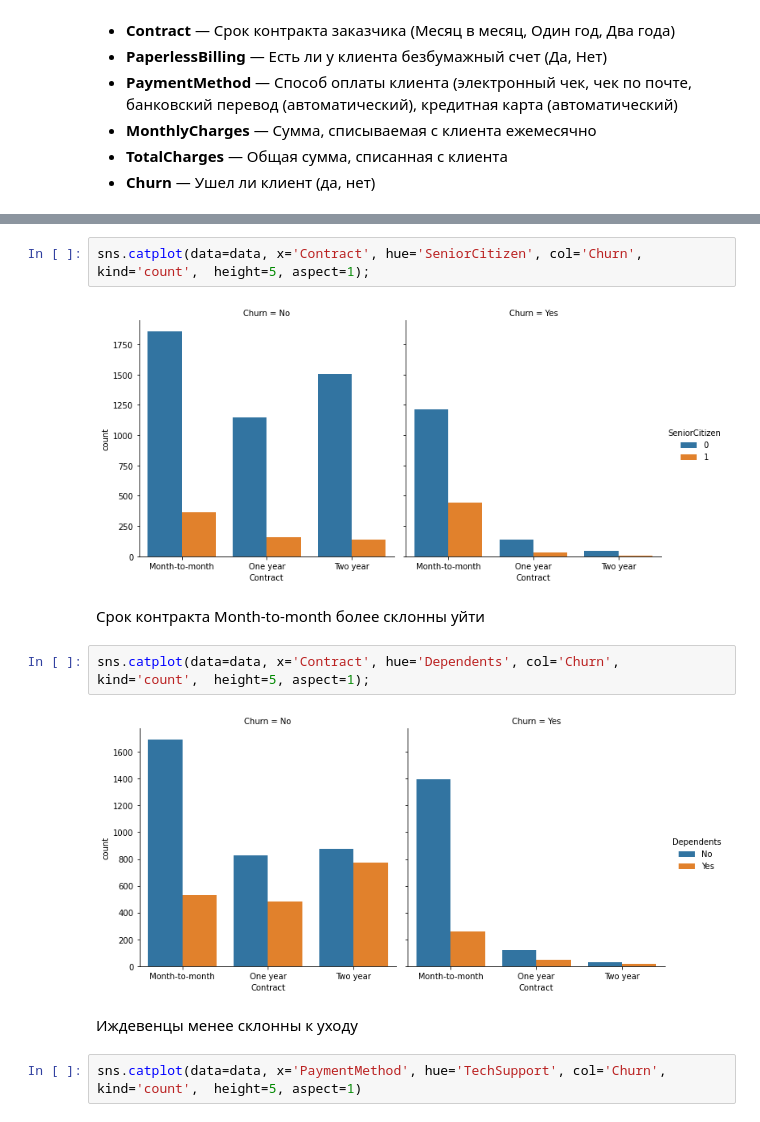
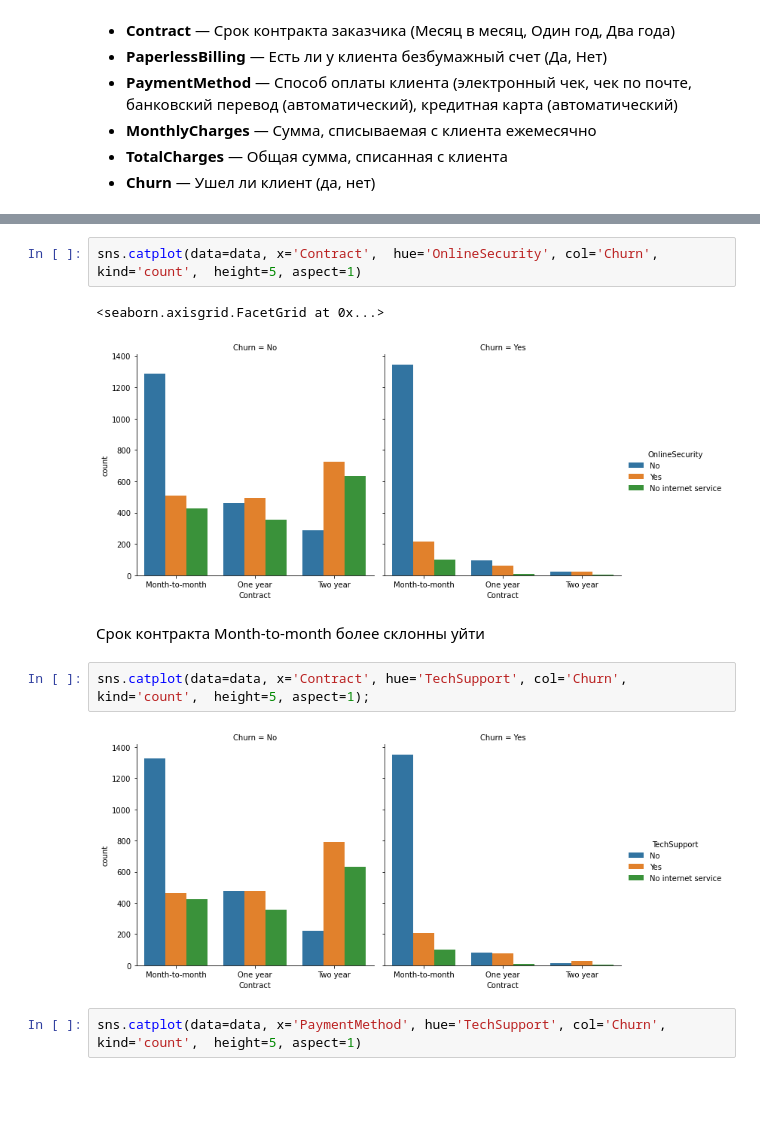
Before and after one commit to nurik08/Churn_Model, a Jupyter notebook: model.ipynb, the cells around one changed output, grey strips where cells are left out. Drawn from its saved outputs; the diff is of its cells as text; blank space fills up the shorter version.

```diff
--- a/model.ipynb
+++ b/model.ipynb
@@ -68,15 +129,14 @@ data.head()
 # %%
-sns.catplot(data=data, x='Contract', hue='SeniorCitizen', col='Churn', kind='count',  height=5, aspect=1);
+sns.catplot(data=data, x='Contract',  hue='OnlineSecurity', col='Churn', kind='count',  height=5, aspect=1)
 # %% [output]
+<seaborn.axisgrid.FacetGrid at 0x...>
-[figure, old version]
+[figure, new version]
 # %% [markdown]
 Срок контракта Month-to-month более склонны  уйти
 # %%
-sns.catplot(data=data, x='Contract', hue='Dependents', col='Churn', kind='count',  height=5, aspect=1);
+sns.catplot(data=data, x='Contract', hue='TechSupport', col='Churn', kind='count',  height=5, aspect=1);
 # %% [output]
-[figure, old version]
+[figure, new version]
-# %% [markdown]
-Иждевенцы менее склонны к уходу
 # %%
 sns.catplot(data=data, x='PaymentMethod', hue='TechSupport', col='Churn', kind='count',  height=5, aspect=1)
 # %% [output]
```
Also changed, not shown: parts of 15 cells of this notebook.
